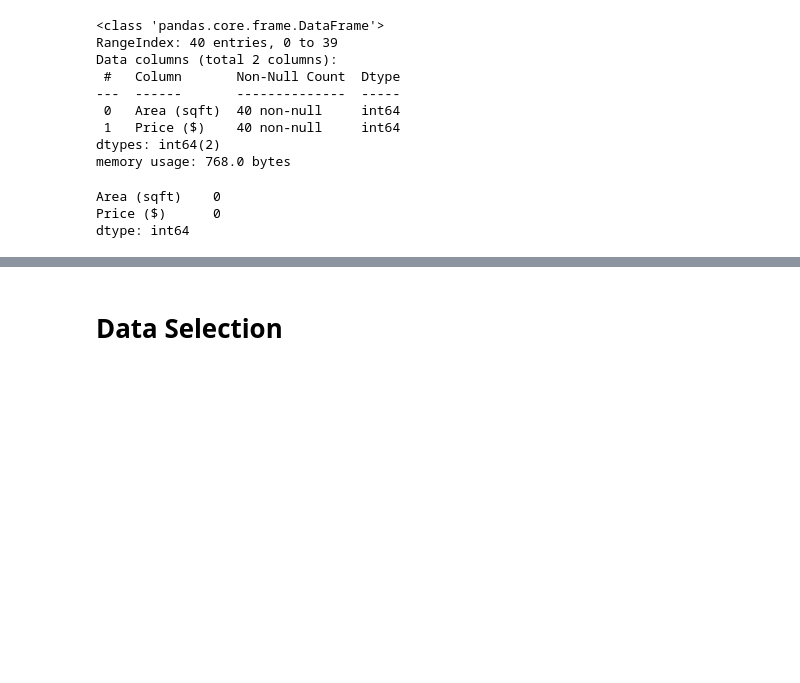
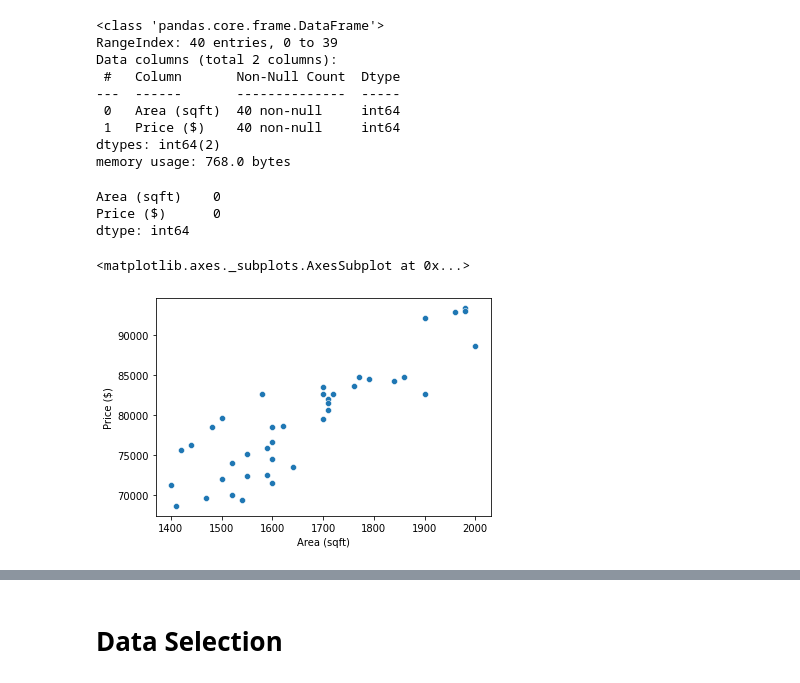
Before and after one commit to coderanandmaurya/Linear-Regression, a Jupyter notebook: linear_regression.ipynb, the cells around one changed output, grey strips where cells are left out. Drawn from its saved outputs; the diff is of its cells as text; code cells hidden in the pictures; blank space fills up the shorter version.

```diff
--- a/linear_regression.ipynb
+++ b/linear_regression.ipynb
@@ -46,3 +46,8 @@ data.isnull().sum()
 Area (sqft)    0
 Price ($)      0
 dtype: int64
+# %%
+sns.scatterplot(data=data,x="Area (sqft)",y="Price ($)")
+# %% [output]
+<matplotlib.axes._subplots.AxesSubplot at 0x...>
+[figure, added]
```
Also changed, not shown: parts of 4 cells of this notebook.
